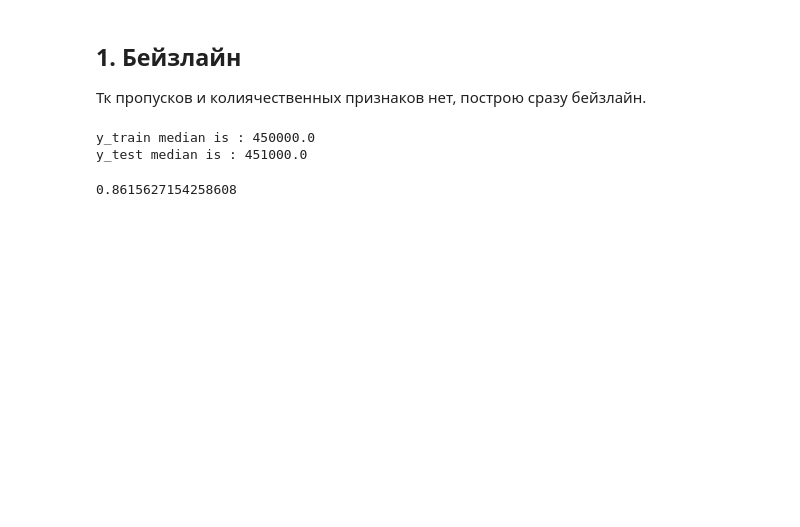
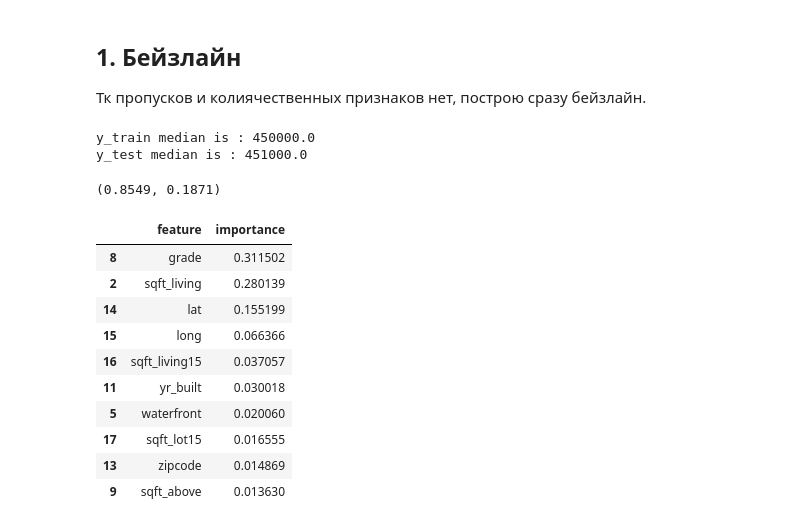
Before and after one commit to ichrnkv/DS-Portfolio, a Jupyter notebook: house_prices.ipynb, the cells around one changed output. Cells and saved outputs as stored; diff of their text form; code cells hidden in the pictures; blank space fills up the shorter version.

```diff
--- a/house_prices.ipynb
+++ b/house_prices.ipynb
@@ -127,29 +169,49 @@ stats.shapiro(lg)
 Тк пропусков и колиячественных признаков нет, построю сразу бейзлайн.
 # %%
 from sklearn.model_selection import train_test_split
-from sklearn.ensemble import RandomForestRegressor
+from sklearn.ensemble import RandomForestRegressor, GradientBoostingRegressor
+from xgboost import XGBRegressor
 
 df['year'] = df['date'].dt.year
-df['month'] = df['date'].dt.year
+df['month'] = df['date'].dt.month
 
 X = df.drop(['price', 'id', 'date'], axis = 1)
 y = df['price']
+
+X_train, X_test, y_train, y_test = train_test_split(X, y, test_size = 0.3, random_state = 17)
+print('y_train median is :', y_train.median())
+print('y_test median is :', y_test.median())
+# %% [output]
+y_train median is : 450000.0
+y_test median is : 451000.0
-# %%
-X_train, X_test, y_train, y_test = train_test_split(X, y, test_size = 0.3, random_state = 17)
-print('y_train median is :', y_train.median())
-print('y_test median is :', y_test.median())
-# %% [output]
-y_train median is : 450000.0
-y_test median is : 451000.0
 # %%
 def rmsle(y_test, y_pred):
-    return np.square(np.log(y_pred+1) - np.log(y_test+1)).mean**0.5
+    return np.square(np.log(y_pred+1) - np.log(y_test+1)).mean()**0.5
 
 def fit_model(model):
     model.fit(X_train, y_train)
     pred = model.predict(X_test)
-    return model.score(X_test, y_test) #, rmsle(y_test, pred)
+    return round(model.score(X_test, y_test),4), round(rmsle(y_test, pred),4)
+
+
+rf = RandomForestRegressor(random_state=17)
+fit_model(rf)
+# %% [output]
+(0.8549, 0.1871)
-# %%
-fit_model(RandomForestRegressor(random_state=17))
-# %% [output]
-0.8615627154258608
+# %%
+feature_impotances = pd.DataFrame({'feature': X_train.columns
+                                   ,'importance': rf.feature_importances_})
+
+feature_impotances.sort_values(by = 'importance', ascending = False).head(10)
+# %% [output]
+|  | feature | importance |
+| 8 | grade | 0.311502 |
+| 2 | sqft_living | 0.280139 |
+| 14 | lat | 0.155199 |
+| 15 | long | 0.066366 |
+| 16 | sqft_living15 | 0.037057 |
+| 11 | yr_built | 0.030018 |
+| 5 | waterfront | 0.020060 |
+| 17 | sqft_lot15 | 0.016555 |
+| 13 | zipcode | 0.014869 |
+| 9 | sqft_above | 0.013630 |
```
Also changed, not shown: parts of 17 cells of this notebook.
